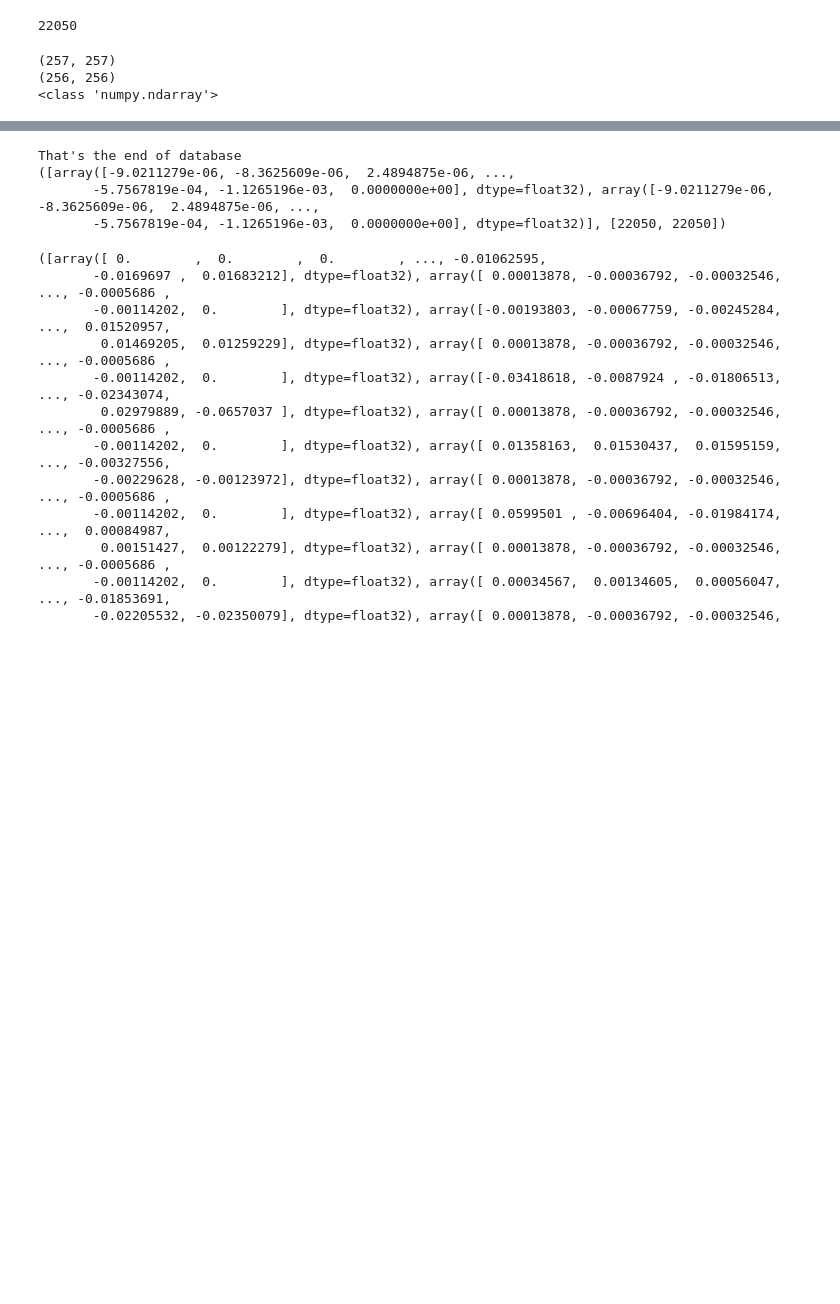
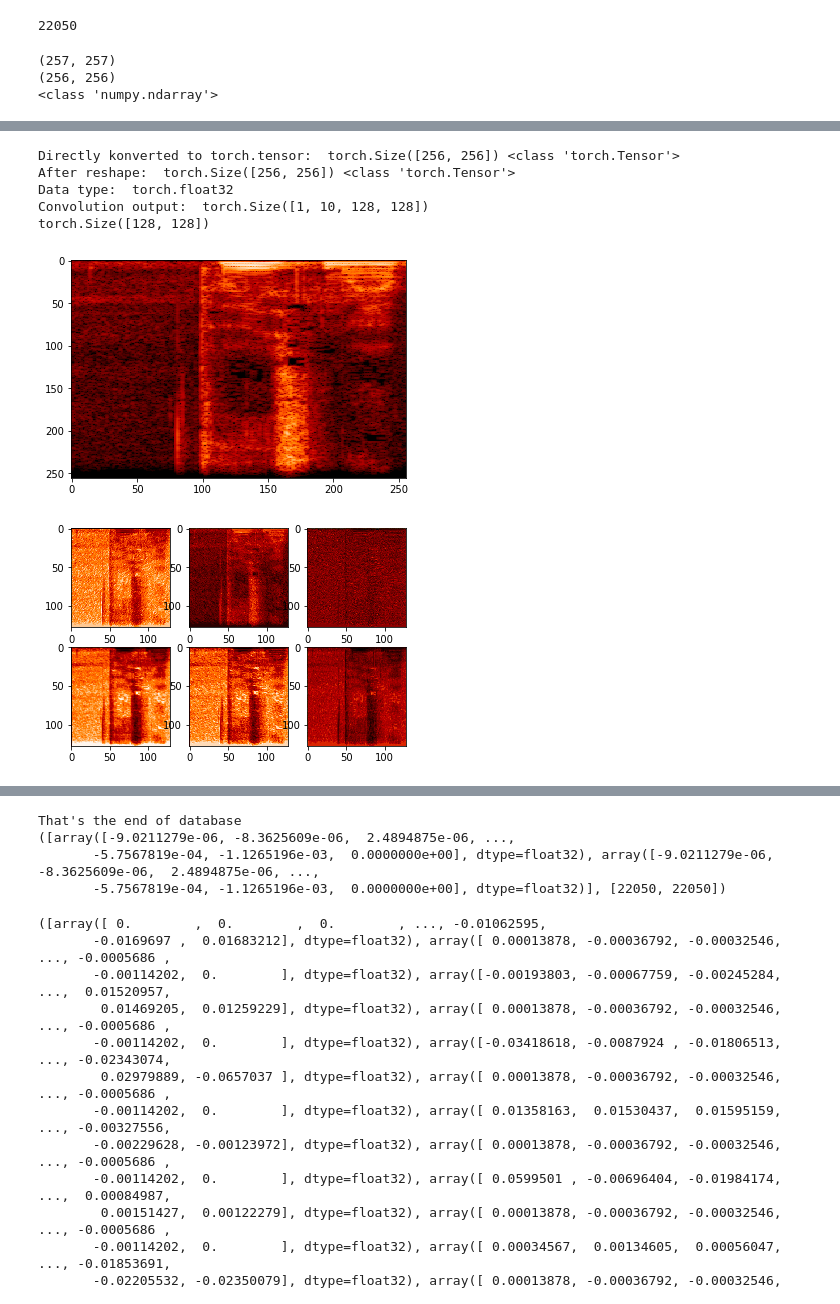
Before and after one commit to 226776/NN_VoiceRecognition, a Jupyter notebook: SoundToTensor_messed.ipynb, the cells around one changed output, grey strips where cells are left out. Saved outputs shown, nothing was run; the diff lists cells and outputs as text; code cells hidden in the pictures; blank space fills up the shorter version.

```diff
--- a/SoundToTensor_messed.ipynb
+++ b/SoundToTensor_messed.ipynb
@@ -127,0 +131,43 @@ Convolution output:  torch.Size([1, 16, 128, 128])
+# %%
+# Convert numpy to tensor
+
+tsignal = torch.tensor(Signal)
+print("Directly konverted to torch.tensor: " , tsignal.shape, type(tsignal))
+
+pyplot.imshow(tsignal,cmap='gist_heat', aspect ='auto')
+
+
+# Conv needs 4 arguments (4 dimentional tensor)
+# View is tensor reshape (as reshape in numpy)
+image_pro = tsignal.view(-1, 1, signal_size, signal_size)
+
+print("After reshape: " , tsignal.shape, type(tsignal))
+print("Data type: ", tsignal.dtype)
+
+
+# Define convolution
+convT = nn.Conv2d(1, 10, kernel_size=3, stride=2, padding=1)
+# Convolution input
+Cj2 = convT(image_pro)
+
+print("Convolution output: ", Cj2.shape)
+
+# We can't view the object that requires_gradient = True
+Cj3 = Cj2.detach()
+
+# Convolutions plot (6 from 16)
+pyplot.figure(2)
+channel = 16
+for i in range(0,6):
+    pyplot.subplot(2,3,i+1)
+    pyplot.imshow(Cj3[0,i],cmap='gist_heat', aspect ='auto')
+
+print(Cj3[0,0].shape)
+# %% [output]
+Directly konverted to torch.tensor:  torch.Size([256, 256]) <class 'torch.Tensor'>
+After reshape:  torch.Size([256, 256]) <class 'torch.Tensor'>
+Data type:  torch.float32
+Convolution output:  torch.Size([1, 10, 128, 128])
+torch.Size([128, 128])
+[figure, added]
+[figure, added]
```
Also changed, not shown: parts of 5 cells of this notebook, 1 other file.
